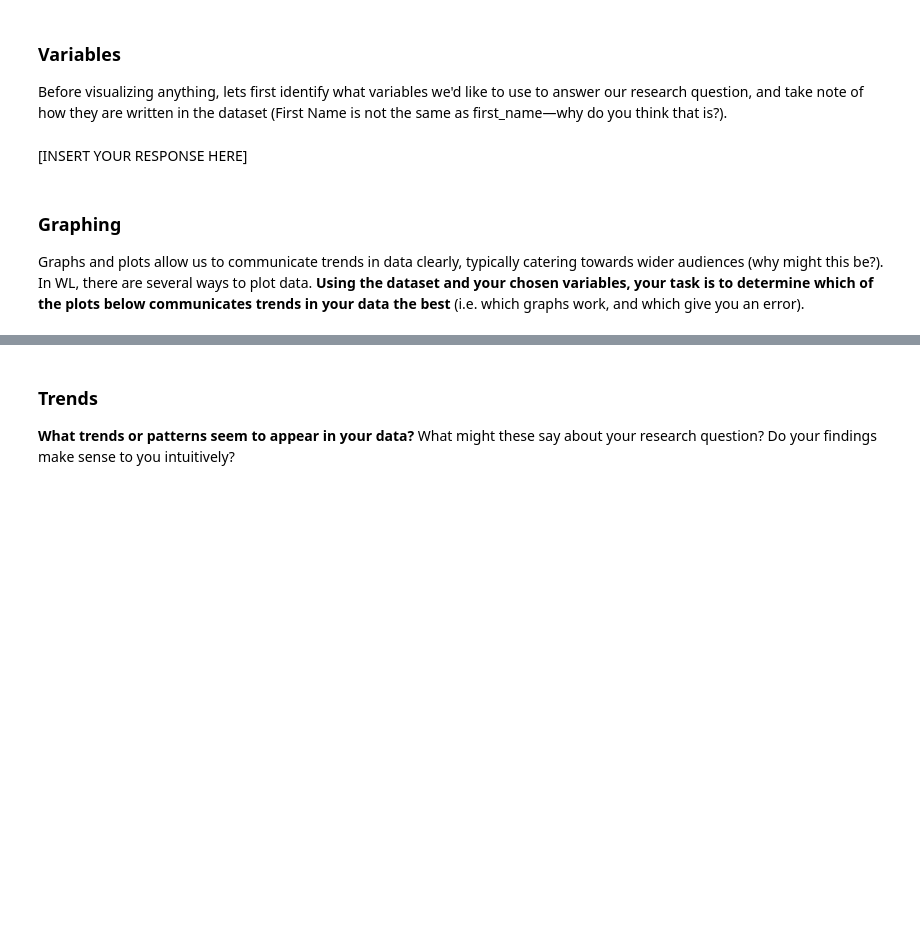
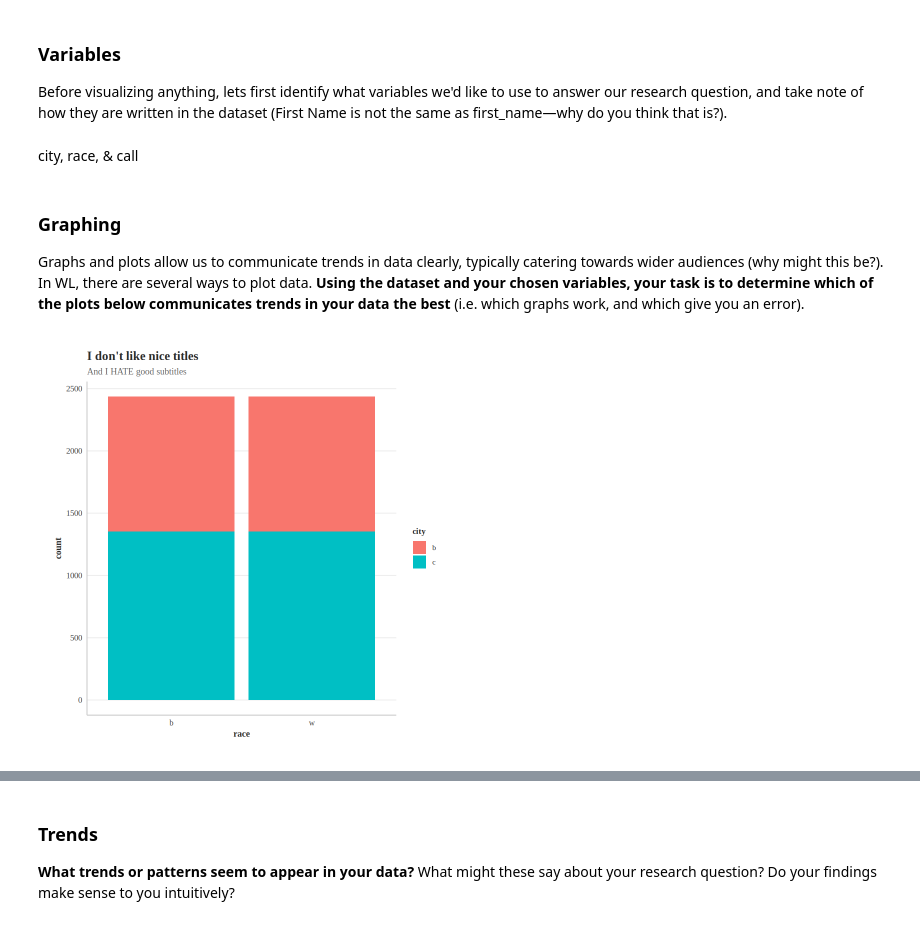
Before and after one commit to amy-2027/Unit0, a Jupyter notebook: ApResearchCT_SS.ipynb, the cells around one changed output, grey strips where cells are left out. Drawn from its saved outputs; the diff is of its cells as text; code cells hidden in the pictures; blank space fills up the shorter version.

```diff
--- a/ApResearchCT_SS.ipynb
+++ b/ApResearchCT_SS.ipynb
@@ -152,5 +151,5 @@ Before visualizing anything, lets first identify what variables we'd like to use
-# %% [markdown]
-[INSERT YOUR RESPONSE HERE]
+# %% [markdown]
+city, race, & call
 # %% [markdown]
 ### Graphing
 
@@ -158,7 +157,9 @@ Before visualizing anything, lets first identify what variables we'd like to use
 Graphs and plots allow us to communicate trends in data clearly, typically catering towards wider audiences (why might this be?). In WL, there are several ways to plot data. **Using the dataset and your chosen variables, your task is to determine which of the plots below communicates trends in your data the best** (i.e. which graphs work, and which give you an error).
 # %%
 bar_plot(lakisha,
-             x = INSERT_VARIABLE_1,
-             y= INSERT_VARIABLE_2)
+             x = race,
+             y= city)
+# %% [output]
+[figure, added]
 # %%
 column_plot(lakisha,
```
Also changed, not shown: parts of 17 cells of this notebook.
